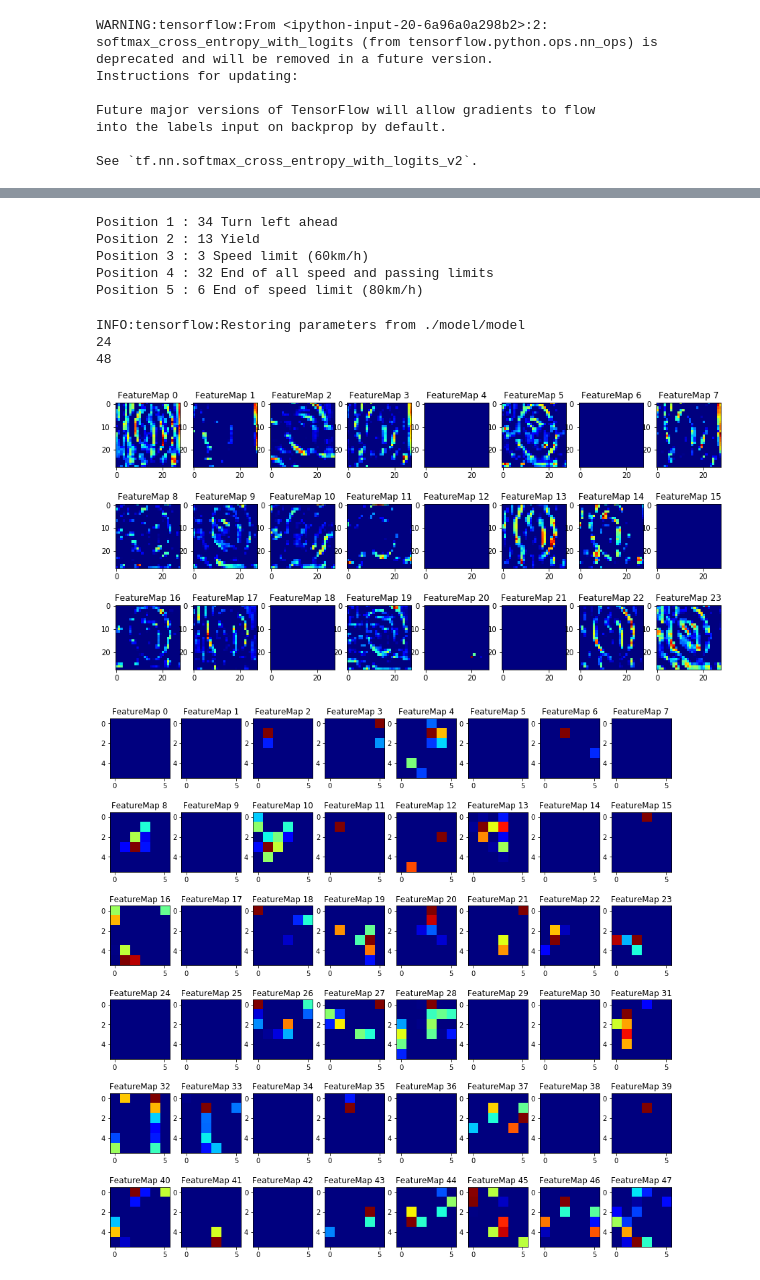
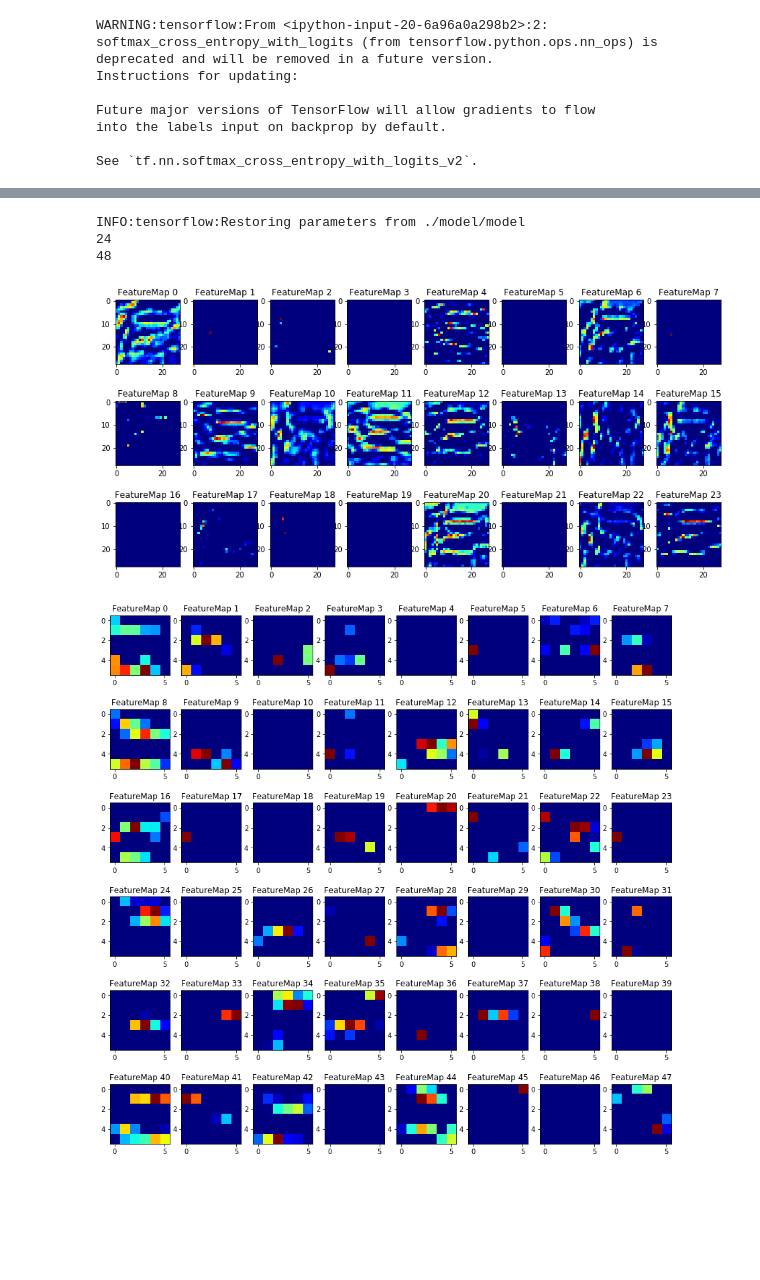
Before and after one commit to supermomie/Traffic_Sign_Classifier, a Jupyter notebook: My_Traffic_Sign_Classifier.ipynb, the cells around one changed output, grey strips where cells are left out. Cells and saved outputs as stored; diff of their text form; code cells hidden in the pictures; blank space fills up the shorter version.

```diff
--- a/My_Traffic_Sign_Classifier.ipynb
+++ b/My_Traffic_Sign_Classifier.ipynb
@@ -290,16 +282,0 @@ def generator(x_data, y_data, batch_size, shuffle=False, desc=None):
-# %%
-with tf.Session() as sess:
-    saver.restore(sess, tf.train.latest_checkpoint('./model'))
-    print('Test accuracy: {:.3f}%'.format(evaluate(X_test, y_test) * 100))
-
-    softmax = tf.nn.softmax(logits)
-    t_pred = None
-    generator(X_test, y_test, BATCH_SIZE)
-#     for x_batch, y_batch in generator(X_test, y_test, BATCH_SIZE):
-#         top_softmax = sess.run(tf.nn.top_k(softmax, k=3), feed_dict={x: x_batch, y: y_batch, tf.placeholder(tf.float32): 1.0})
-#         if t_pred is None:
-#             t_pred = top_softmax[1]
-#         else:
-#             t_pred = np.concatenate([t_pred, top_softmax[1]])
-#     correct = np.sum([1 for t_pred, actual in zip(t_pred, y_test) if actual in t_pred])
-#     print('Top-{} test accuracy: {:.3f}%'.format(stopped_at, 100 * correct / len(y_test)))
@@ -351,0 +294,5 @@ plt.imshow(img, cmap=plt.get_cmap('gray'))
+# %%
+def localPic():
+    paths = os.getcwd()+'/examples'
+    image = mpimg.imread('./examples/pic2.jpg')
+    return image
@@ -351,0 +311,4 @@ plt.imshow(img, cmap=plt.get_cmap('gray'))
+# %%
+def testing():
+    return localPic() # LOCAL PIC
+#     return netPic() # INTERNET PIC
@@ -352,7 +320,9 @@ plt.imshow(img, cmap=plt.get_cmap('gray'))
 # %%
 #Preprocess image
-
-img = np.asarray(img)
-img = cv2.resize(img, (32, 32))
-img = preprocessing(img)
-print(img.shape)
+def preprocess():
+    img = testing()
+    img = np.asarray(img)
+    img = cv2.resize(img, (32, 32))
+    img = preprocessing(img)
+#     print("image shape",img.shape)
+    return img
@@ -385,20 +378,3 @@ INFO:tensorflow:Restoring parameters from ./model/model
-# %%
-### Print out the top five softmax probabilities for the predictions on the German traffic sign images found on the web.
-with tf.Session() as sess:
-    tops = sess.run(tf.nn.top_k(tf.nn.softmax(tf.constant(output)),k=5))
-    for i in tops.indices[0].tolist():
-        num = tops.indices[0].tolist().index(i)+1
-        for j, cnt in zip(maxes,range(len(maxes))):
-            classid = np.where(output[cnt]>=maxes[cnt])[0][0]
-            for k, row in data.iterrows():
-                if i == row["ClassId"]:
-                    print('Position {} :'.format(num), row["ClassId"] ,row["SignName"])
-# %% [output]
-Position 1 : 34 Turn left ahead
-Position 2 : 13 Yield
-Position 3 : 3 Speed limit (60km/h)
-Position 4 : 32 End of all speed and passing limits
-Position 5 : 6 End of speed limit (80km/h)
 # %%
 ### Visualize your network's feature maps here.
 ### Feel free to use as many code cells as needed.
@@ -411,36 +387,35 @@ Position 5 : 6 End of speed limit (80km/h)
 def outputFeatureMap(image_input, tf_activation, activation_min=-1, activation_max=-1 ,plt_num=1):
     # Here make sure to preprocess your image_input in a way your network expects
     # with size, normalization, ect if needed
     # image_input =
     # Note: x should be the same name as your network's tensorflow data placeholder variable
     # If you get an error tf_activation is not defined it may be having trouble accessing the variable from inside a function
+    image_input = image_input.reshape(1, 32, 32, 1)
     activation = tf_activation.eval(session=sess,feed_dict={x : image_input})
     featuremaps = activation.shape[3]
     print(featuremaps)
     plt.figure(plt_num, figsize=(15,15))
     for featuremap in range(featuremaps):
         plt.subplot(6,8, featuremap+1) # sets the number of feature maps to show on each row and column
         plt.title('FeatureMap ' + str(featuremap)) # displays the feature map number
         if activation_min != -1 & activation_max != -1:
             plt.imshow(activation[0,:,:, featuremap], interpolation="nearest", vmin =activation_min, vmax=activation_max, cmap="jet")
         elif activation_max != -1:
             plt.imshow(activation[0,:,:, featuremap], interpolation="nearest", vmax=activation_max, cmap="jet")
         elif activation_min !=-1:
             plt.imshow(activation[0,:,:, featuremap], interpolation="nearest", vmin=activation_min, cmap="jet")
         else:
             plt.imshow(activation[0,:,:, featuremap], interpolation="nearest", cmap="jet")
 
 
 
 with tf.Session() as sess:
     saver.restore(sess, tf.train.latest_checkpoint('./model'))
-    outputFeatureMap(img, conv1, plt_num=1)
-    outputFeatureMap(img, conv2, plt_num=2)
-#     test_accuracy = evaluate(X_test, y_test)
-#     print("Test Accuracy = {:.3f}".format(test_accuracy))
+    outputFeatureMap(preprocess(), conv1, plt_num=1)
+    outputFeatureMap(preprocess(), conv2, plt_num=2)
 # %% [output]
 INFO:tensorflow:Restoring parameters from ./model/model
 24
 48
-[figure, old version]
+[figure, new version]
-[figure, old version]
+[figure, new version]
```
Also changed, not shown: parts of 14 cells of this notebook, 8 other files.
